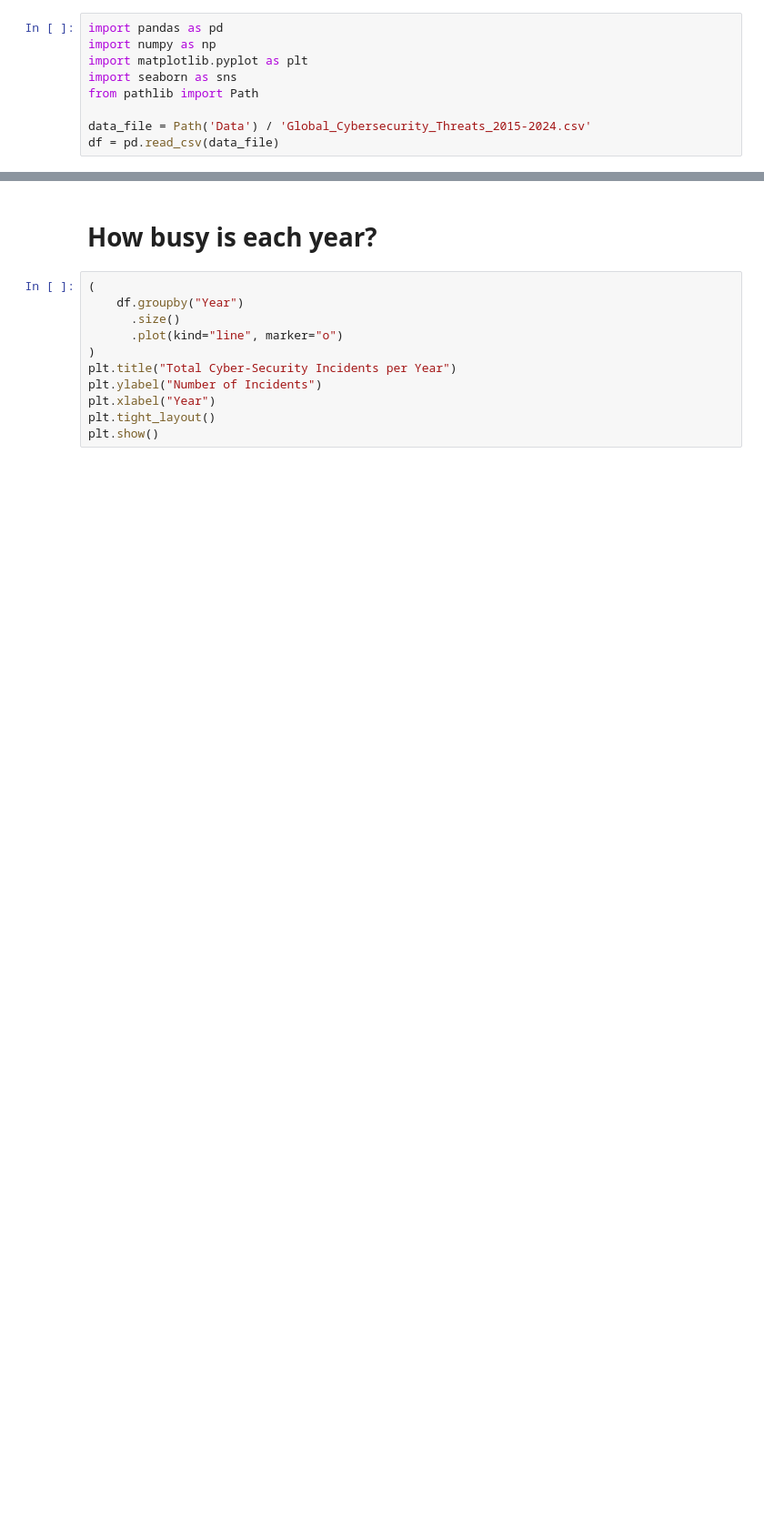
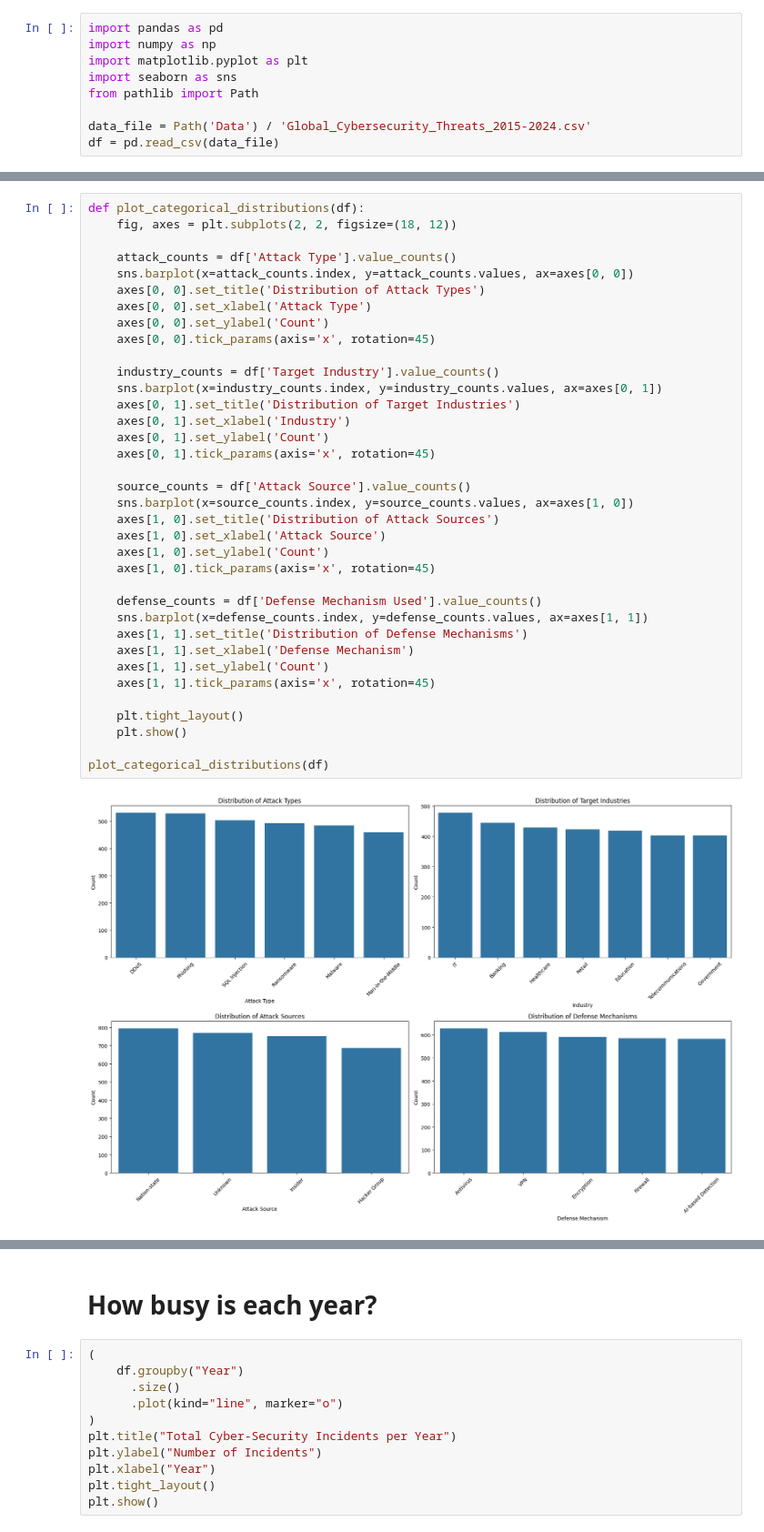
Before and after one commit to costin-vasilescu/Data-Viz-2025, a Jupyter notebook: simple_visualisations.ipynb, the cells around one changed output, grey strips where cells are left out. Shown: that part at 91% size. Saved outputs shown, nothing was run; the diff lists cells and outputs as text; blank space fills up the shorter version.

Commit message:
feat: final visualisations

```diff
--- a/simple_visualisations.ipynb
+++ b/simple_visualisations.ipynb
@@ -35,0 +36,38 @@ plot_numerical_distributions(df)
+# %%
+def plot_categorical_distributions(df):
+    fig, axes = plt.subplots(2, 2, figsize=(18, 12))
+
+    attack_counts = df['Attack Type'].value_counts()
+    sns.barplot(x=attack_counts.index, y=attack_counts.values, ax=axes[0, 0])
+    axes[0, 0].set_title('Distribution of Attack Types')
+    axes[0, 0].set_xlabel('Attack Type')
+    axes[0, 0].set_ylabel('Count')
+    axes[0, 0].tick_params(axis='x', rotation=45)
+
+    industry_counts = df['Target Industry'].value_counts()
+    sns.barplot(x=industry_counts.index, y=industry_counts.values, ax=axes[0, 1])
+    axes[0, 1].set_title('Distribution of Target Industries')
+    axes[0, 1].set_xlabel('Industry')
+    axes[0, 1].set_ylabel('Count')
+    axes[0, 1].tick_params(axis='x', rotation=45)
+
+    source_counts = df['Attack Source'].value_counts()
+    sns.barplot(x=source_counts.index, y=source_counts.values, ax=axes[1, 0])
+    axes[1, 0].set_title('Distribution of Attack Sources')
+    axes[1, 0].set_xlabel('Attack Source')
+    axes[1, 0].set_ylabel('Count')
+    axes[1, 0].tick_params(axis='x', rotation=45)
+
+    defense_counts = df['Defense Mechanism Used'].value_counts()
+    sns.barplot(x=defense_counts.index, y=defense_counts.values, ax=axes[1, 1])
+    axes[1, 1].set_title('Distribution of Defense Mechanisms')
+    axes[1, 1].set_xlabel('Defense Mechanism')
+    axes[1, 1].set_ylabel('Count')
+    axes[1, 1].tick_params(axis='x', rotation=45)
+
+    plt.tight_layout()
+    plt.show()
+
+plot_categorical_distributions(df)
+# %% [output]
+[figure, added]
```
Also changed, not shown: parts of 7 cells of this notebook, 1 other file.
